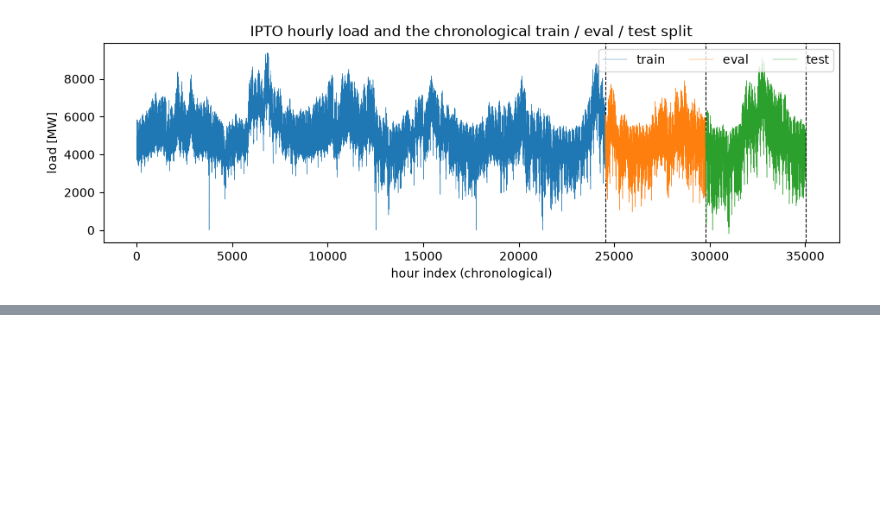
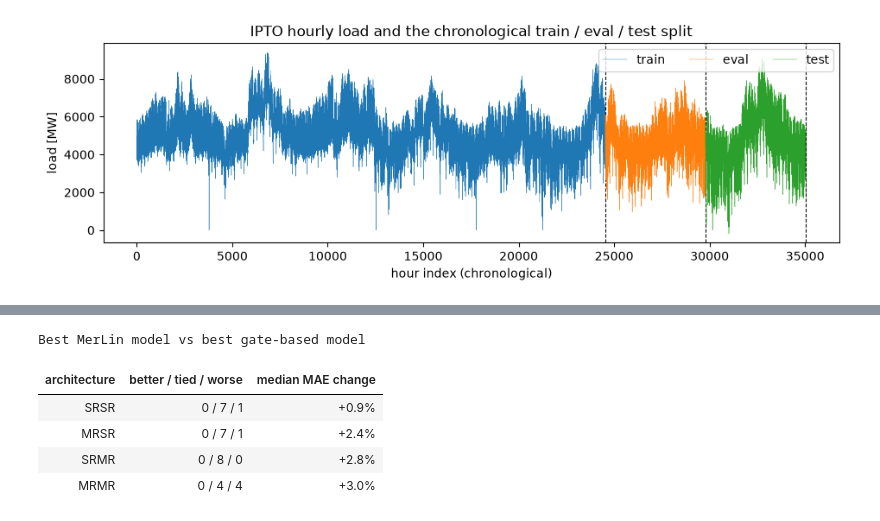
Before and after one commit to jricc/reproduced_papers, a Jupyter notebook: papers/distributed_qrc/notebook.ipynb, the cells around one changed output, grey strips where cells are left out. Saved outputs shown, nothing was run; the diff lists cells and outputs as text; code cells hidden in the pictures; blank space fills up the shorter version.

```diff
--- a/papers/distributed_qrc/notebook.ipynb
+++ b/papers/distributed_qrc/notebook.ipynb
@@ -368,0 +270,15 @@ largest difference between the two forecasts: 4e-13 (floating-point rounding)
+# %%
+rows = []
+for arch in ARCHS:
+    picks = fair["architectures"][arch]["eval_selected"].values()
+    v = [verdict(p["merlin"]["test_mae"]["mean"], p["merlin"]["test_mae"]["std"], p["quantum"]["test_mae"]["mean"], p["quantum"]["test_mae"]["std"]) for p in picks]
+    change = np.median([p["merlin"]["test_mae"]["mean"] / p["quantum"]["test_mae"]["mean"] - 1 for p in picks])
+    rows.append({"architecture": arch.upper(), "better / tied / worse": counts(v), "median MAE change": f"{change:+.1%}"})
+display(pd.DataFrame(rows).style.hide(axis="index").set_caption("Best MerLin model vs best gate-based model"))
+# %% [output]
+Best MerLin model vs best gate-based model
+| architecture | better / tied / worse | median MAE change |
+| SRSR | 0 / 7 / 1 | +0.9% |
+| MRSR | 0 / 7 / 1 | +2.4% |
+| SRMR | 0 / 8 / 0 | +2.8% |
+| MRMR | 0 / 4 / 4 | +3.0% |
```
Also changed, not shown: parts of 44 cells of this notebook, 53 other files.
